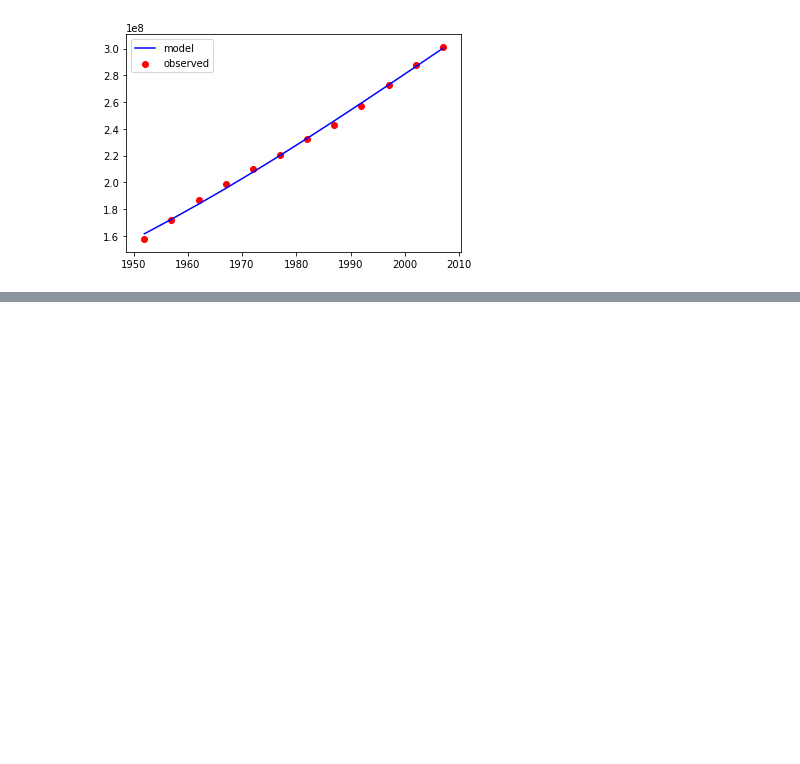
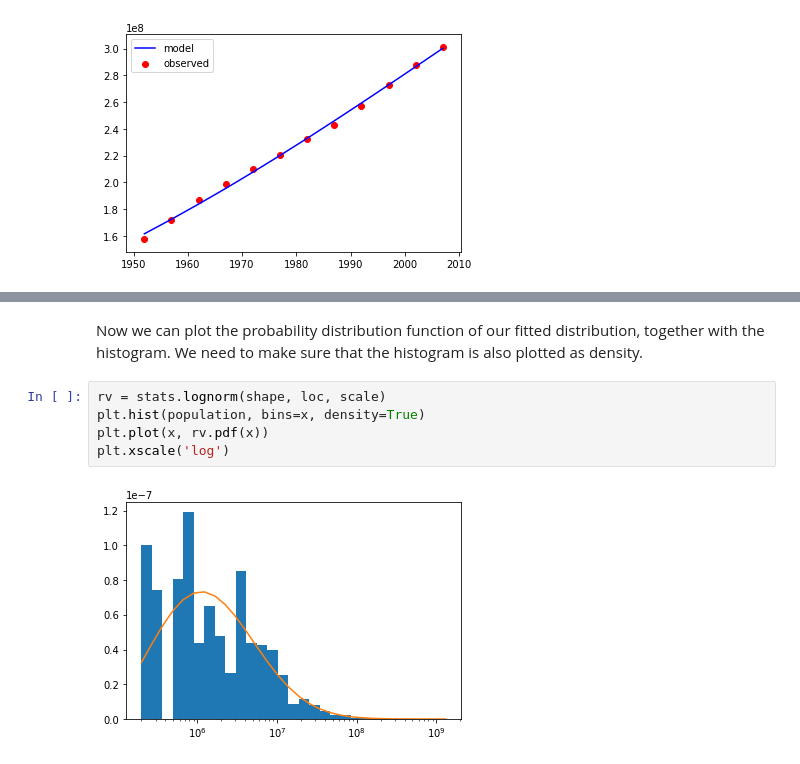
Before and after one commit to escience-academy/fitting-data-material, a Jupyter notebook: PBL-curve-fitting.ipynb, the cells around one changed output, grey strips where cells are left out. Cells and saved outputs as stored; diff of their text form; blank space fills up the shorter version.

```diff
--- a/PBL-curve-fitting.ipynb
+++ b/PBL-curve-fitting.ipynb
@@ -207,0 +249,9 @@ plt.show()
+# %% [markdown]
+Now we can plot the probability distribution function of our fitted distribution, together with the histogram. We need to make sure that the histogram is also plotted as density.
+# %%
+rv = stats.lognorm(shape, loc, scale)
+plt.hist(population, bins=x, density=True)
+plt.plot(x, rv.pdf(x))
+plt.xscale('log')
+# %% [output]
+[figure, added]
```
Also changed, not shown: parts of 9 cells of this notebook.
